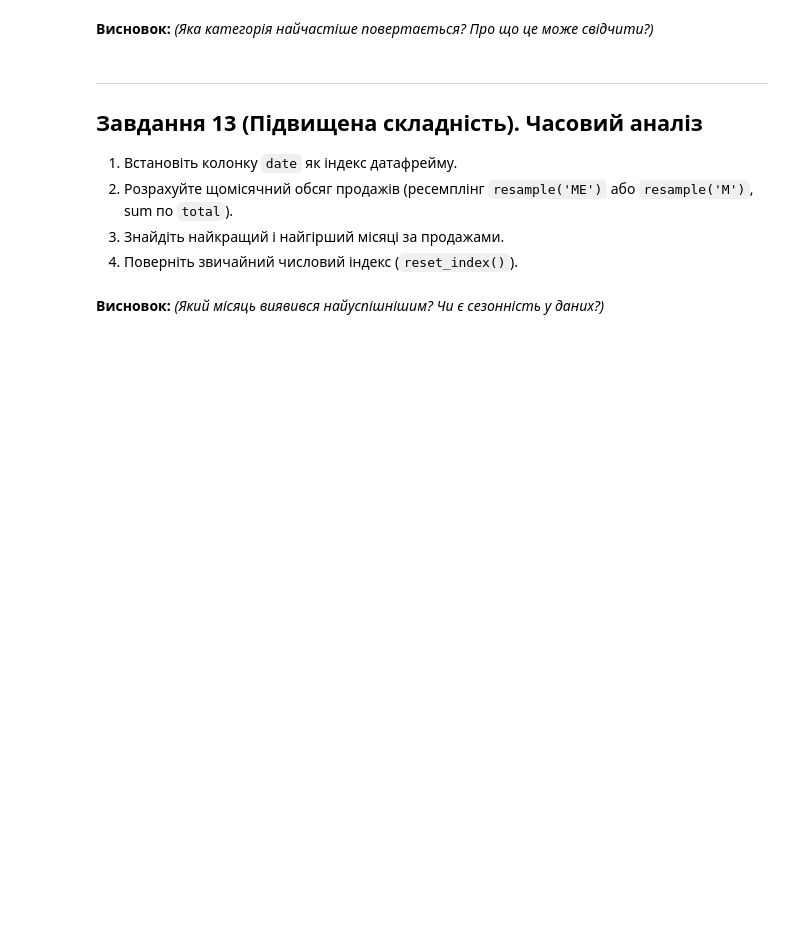
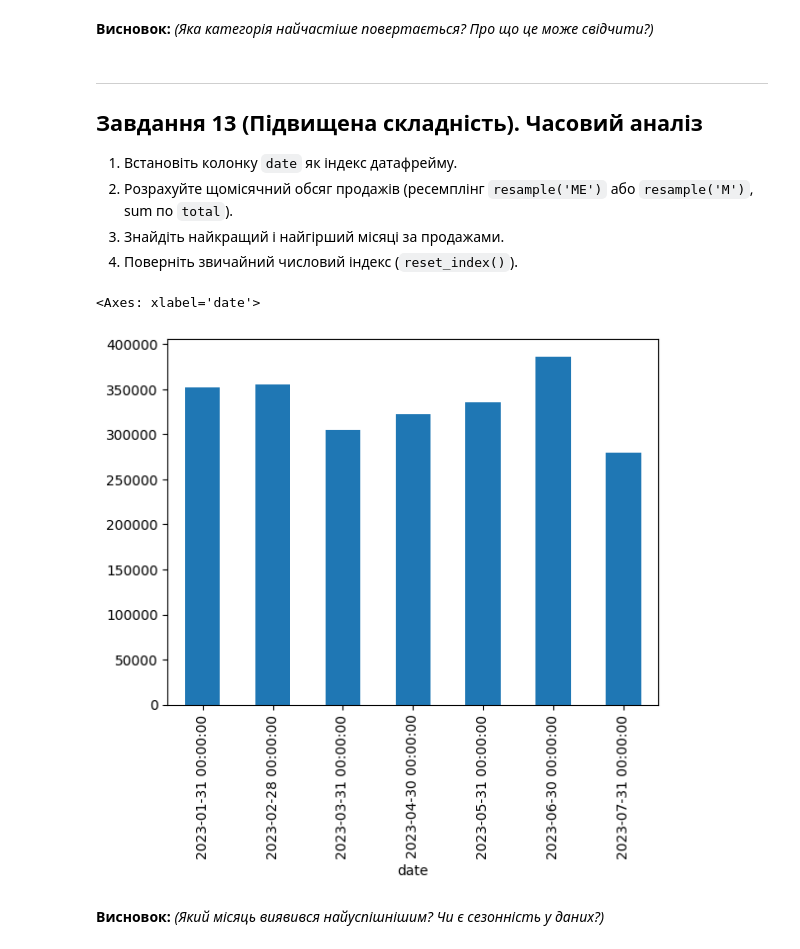
Before and after one commit to ParusSlava/DTA_2026, a Jupyter notebook: classmade/28_05_26_pandas_tasks_beginners_DTA.ipynb, the cells around one changed output. Drawn from its saved outputs; the diff is of its cells as text; code cells hidden in the pictures; blank space fills up the shorter version.

```diff
--- a/classmade/28_05_26_pandas_tasks_beginners_DTA.ipynb
+++ b/classmade/28_05_26_pandas_tasks_beginners_DTA.ipynb
@@ -445,3 +443,9 @@ pd.pivot_table(
+# %%
+# Ваш код тут
+df.resample('ME', on = 'date')['total'].sum().plot(kind = 'bar')
+# %% [output]
+<Axes: xlabel='date'>
+[figure, added]
 # %% [markdown]
 **Висновок:** *(Який місяць виявився найуспішнішим? Чи є сезонність у даних?)*
 # %% [markdown]
```
Also changed, not shown: parts of 1 cell of this notebook.
